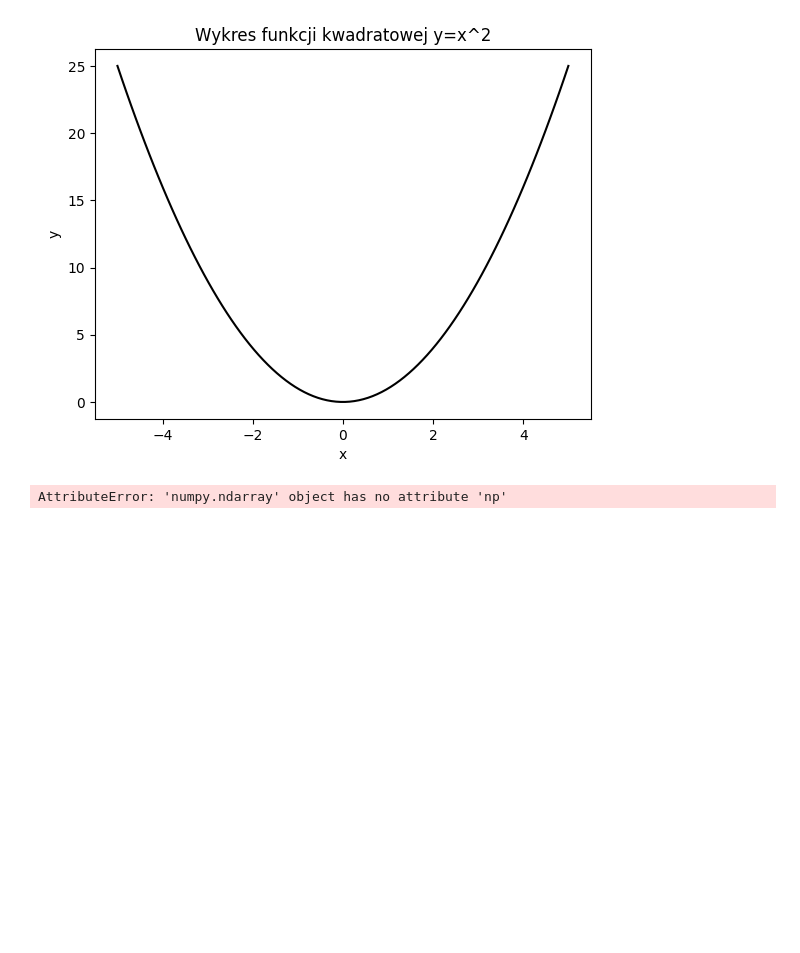
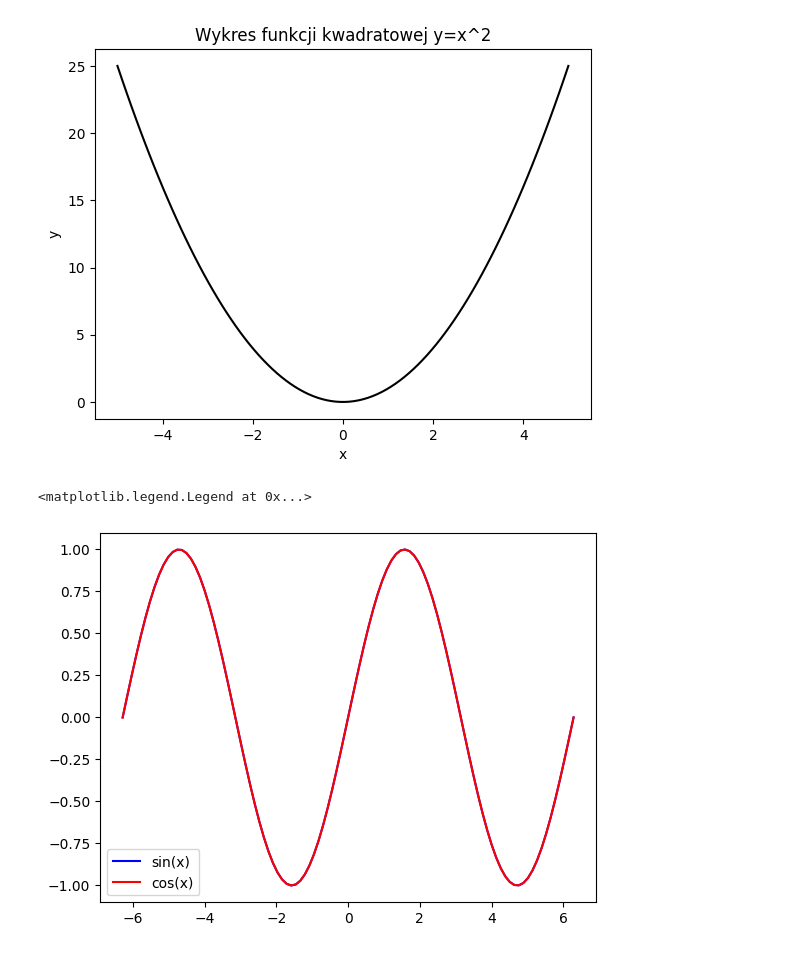
Before and after one commit to Davvid01/python, a Jupyter notebook: Wizualizacja danych i raportowanie/Wizulizacja danych.ipynb, the cells around one changed output. Cells and saved outputs as stored; diff of their text form; code cells hidden in the pictures; blank space fills up the shorter version.

```diff
--- a/Wizualizacja danych i raportowanie/Wizulizacja danych.ipynb
+++ b/Wizualizacja danych i raportowanie/Wizulizacja danych.ipynb
@@ -34,11 +35,10 @@ Text(0.5, 1.0, 'Wykres funkcji kwadratowej y=x^2')
 [figure]
 # %%
 #zadanie 3
-import numpy as np
-
 x=np.linspace(-2*np.pi,2*np.pi,100)
-plt.plot(x.np.sin(x),color='b',label='sin(x)')
-plt.plot(x.np.sin(x),color='r',label='cos(x)')
+plt.plot(x,np.sin(x),color='b',label='sin(x)')
+plt.plot(x,np.sin(x),color='r',label='cos(x)')
 plt.legend(loc='lower left')
 # %% [output]
-AttributeError: 'numpy.ndarray' object has no attribute 'np'
+<matplotlib.legend.Legend at 0x...>
+[figure, added]
```
Also changed, not shown: parts of 6 cells of this notebook.
